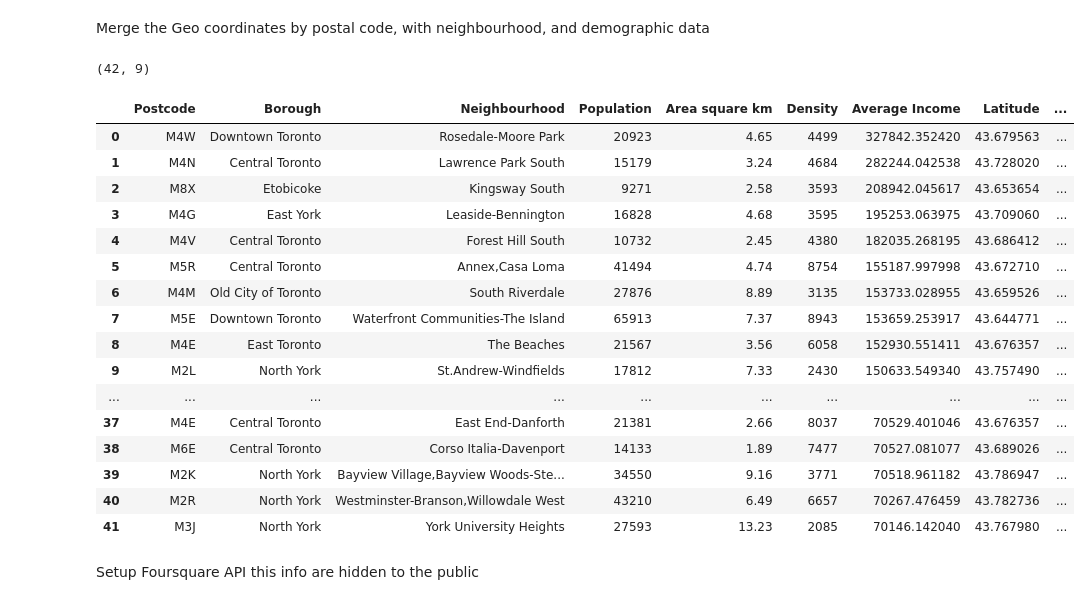
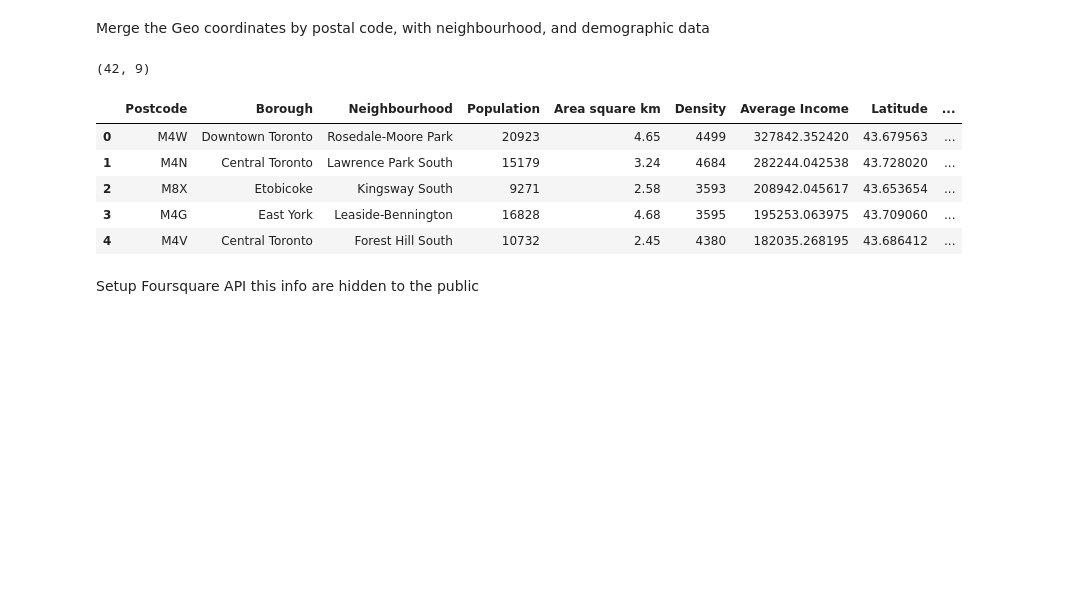
Before and after one commit to henru98/Coursera_Capstone, a Jupyter notebook: TorontoRestaurantLocation.ipynb, the cells around one changed output. Cells and saved outputs as stored; diff of their text form; code cells hidden in the pictures; blank space fills up the shorter version.

```diff
--- a/TorontoRestaurantLocation.ipynb
+++ b/TorontoRestaurantLocation.ipynb
@@ -466,27 +422,16 @@ Merge the Geo coordinates by postal code, with neighbourhood, and demographic da
 # %%
 dfc = pd.merge(dfM2, df_TNCoords, how='inner', on = 'Postcode')
 print(dfc.shape)
 dfn=dfc.sort_values('Average Income',ascending = False).reset_index(drop=True)
-dfn
+dfn.head()
 # %% [output]
 (42, 9)
 |  | Postcode | Borough | Neighbourhood | Population | Area square km | Density | Average Income | Latitude | ... |
 | 0 | M4W | Downtown Toronto | Rosedale-Moore Park | 20923 | 4.65 | 4499 | 327842.352420 | 43.679563 | ... |
 | 1 | M4N | Central Toronto | Lawrence Park South | 15179 | 3.24 | 4684 | 282244.042538 | 43.728020 | ... |
 | 2 | M8X | Etobicoke | Kingsway South | 9271 | 2.58 | 3593 | 208942.045617 | 43.653654 | ... |
 | 3 | M4G | East York | Leaside-Bennington | 16828 | 4.68 | 3595 | 195253.063975 | 43.709060 | ... |
 | 4 | M4V | Central Toronto | Forest Hill South | 10732 | 2.45 | 4380 | 182035.268195 | 43.686412 | ... |
-| 5 | M5R | Central Toronto | Annex,Casa Loma | 41494 | 4.74 | 8754 | 155187.997998 | 43.672710 | ... |
-| 6 | M4M | Old City of Toronto | South Riverdale | 27876 | 8.89 | 3135 | 153733.028955 | 43.659526 | ... |
-| 7 | M5E | Downtown Toronto | Waterfront Communities-The Island | 65913 | 7.37 | 8943 | 153659.253917 | 43.644771 | ... |
-| 8 | M4E | East Toronto | The Beaches | 21567 | 3.56 | 6058 | 152930.551411 | 43.676357 | ... |
-| 9 | M2L | North York | St.Andrew-Windfields | 17812 | 7.33 | 2430 | 150633.549340 | 43.757490 | ... |
-| ... | ... | ... | ... | ... | ... | ... | ... | ... | ... |
-| 37 | M4E | Central Toronto | East End-Danforth | 21381 | 2.66 | 8037 | 70529.401046 | 43.676357 | ... |
-| 38 | M6E | Central Toronto | Corso Italia-Davenport | 14133 | 1.89 | 7477 | 70527.081077 | 43.689026 | ... |
-| 39 | M2K | North York | Bayview Village,Bayview Woods-Ste... | 34550 | 9.16 | 3771 | 70518.961182 | 43.786947 | ... |
-| 40 | M2R | North York | Westminster-Branson,Willowdale West | 43210 | 6.49 | 6657 | 70267.476459 | 43.782736 | ... |
-| 41 | M3J | North York | York University Heights | 27593 | 13.23 | 2085 | 70146.142040 | 43.767980 | ... |
 # %% [markdown]
 Setup Foursquare API this info are hidden to the public
 # %%
```
Also changed, not shown: parts of 24 cells of this notebook.
